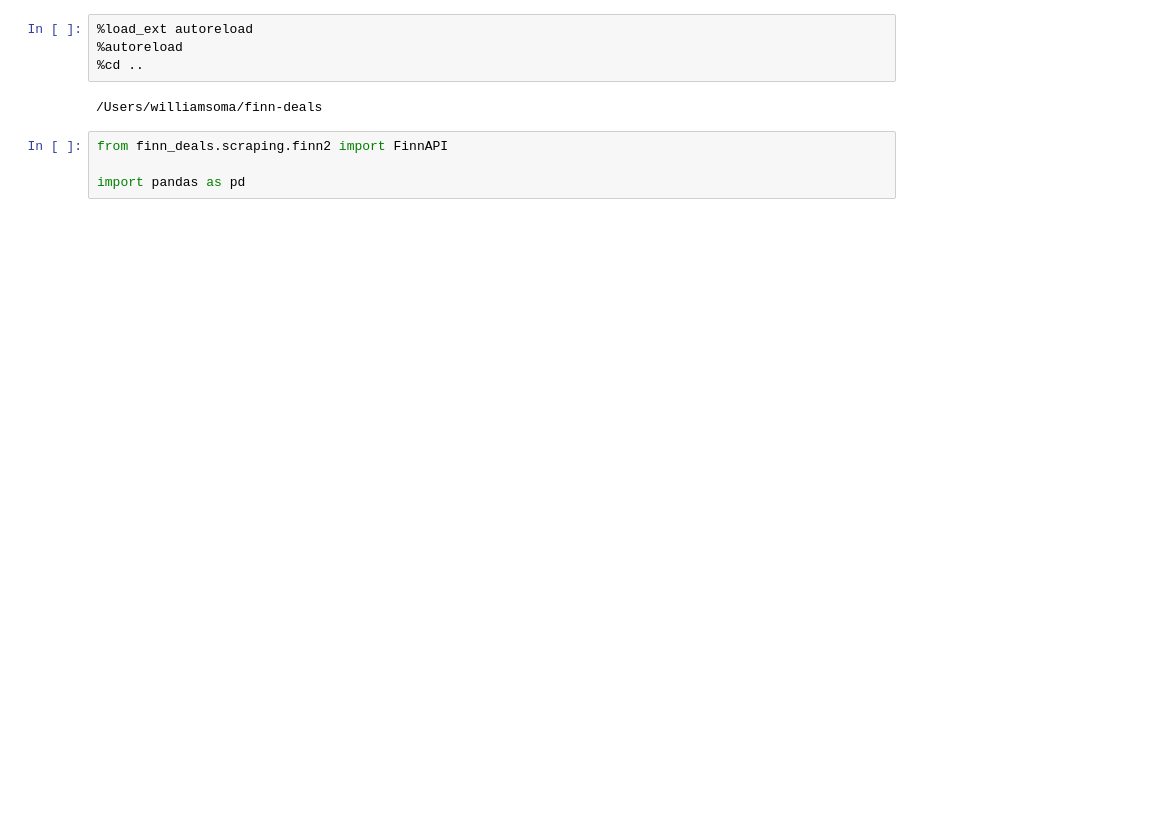
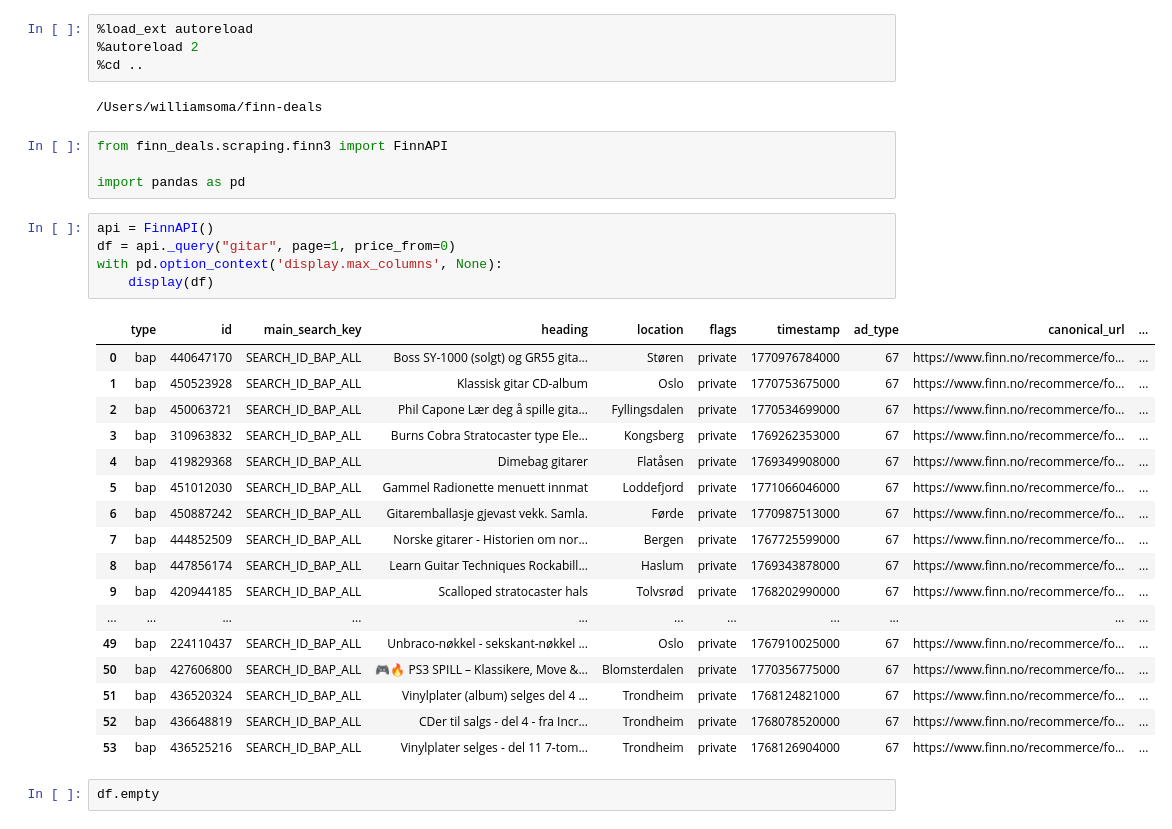
Before and after one commit to williamvsoma/finn-deals, a Jupyter notebook: notebooks/noe.ipynb, the cells around one changed output. Cells and saved outputs as stored; diff of their text form; blank space fills up the shorter version.

```diff
--- a/notebooks/noe.ipynb
+++ b/notebooks/noe.ipynb
@@ -1,12 +1,37 @@
 # %%
 %load_ext autoreload
-%autoreload
+%autoreload 2
 %cd ..
 # %% [output]
 /Users/williamsoma/finn-deals
 # %%
-from finn_deals.scraping.finn2 import FinnAPI
+from finn_deals.scraping.finn3 import FinnAPI
 
 import pandas as pd
+# %%
+api = FinnAPI()
+df = api._query("gitar", page=1, price_from=0)
+with pd.option_context('display.max_columns', None):
+    display(df)
+# %% [output]
+|  | type | id | main_search_key | heading | location | flags | timestamp | ad_type | canonical_url | ... |
+| 0 | bap | 440647170 | SEARCH_ID_BAP_ALL | Boss SY-1000 (solgt) og GR55 gita... | Støren | private | 1770976784000 | 67 | https://www.finn.no/recommerce/fo... | ... |
+| 1 | bap | 450523928 | SEARCH_ID_BAP_ALL | Klassisk gitar CD-album | Oslo | private | 1770753675000 | 67 | https://www.finn.no/recommerce/fo... | ... |
+| 2 | bap | 450063721 | SEARCH_ID_BAP_ALL | Phil Capone Lær deg å spille gita... | Fyllingsdalen | private | 1770534699000 | 67 | https://www.finn.no/recommerce/fo... | ... |
+| 3 | bap | 310963832 | SEARCH_ID_BAP_ALL | Burns Cobra Stratocaster type Ele... | Kongsberg | private | 1769262353000 | 67 | https://www.finn.no/recommerce/fo... | ... |
+| 4 | bap | 419829368 | SEARCH_ID_BAP_ALL | Dimebag gitarer | Flatåsen | private | 1769349908000 | 67 | https://www.finn.no/recommerce/fo... | ... |
+| 5 | bap | 451012030 | SEARCH_ID_BAP_ALL | Gammel Radionette menuett innmat | Loddefjord | private | 1771066046000 | 67 | https://www.finn.no/recommerce/fo... | ... |
+| 6 | bap | 450887242 | SEARCH_ID_BAP_ALL | Gitaremballasje gjevast vekk. Samla. | Førde | private | 1770987513000 | 67 | https://www.finn.no/recommerce/fo... | ... |
+| 7 | bap | 444852509 | SEARCH_ID_BAP_ALL | Norske gitarer - Historien om nor... | Bergen | private | 1767725599000 | 67 | https://www.finn.no/recommerce/fo... | ... |
+| 8 | bap | 447856174 | SEARCH_ID_BAP_ALL | Learn Guitar Techniques Rockabill... | Haslum | private | 1769343878000 | 67 | https://www.finn.no/recommerce/fo... | ... |
+| 9 | bap | 420944185 | SEARCH_ID_BAP_ALL | Scalloped stratocaster hals | Tolvsrød | private | 1768202990000 | 67 | https://www.finn.no/recommerce/fo... | ... |
+| ... | ... | ... | ... | ... | ... | ... | ... | ... | ... | ... |
+| 49 | bap | 224110437 | SEARCH_ID_BAP_ALL | Unbraco-nøkkel - sekskant-nøkkel ... | Oslo | private | 1767910025000 | 67 | https://www.finn.no/recommerce/fo... | ... |
+| 50 | bap | 427606800 | SEARCH_ID_BAP_ALL | 🎮🔥 PS3 SPILL – Klassikere, Move &... | Blomsterdalen | private | 1770356775000 | 67 | https://www.finn.no/recommerce/fo... | ... |
+| 51 | bap | 436520324 | SEARCH_ID_BAP_ALL | Vinylplater (album) selges del 4 ... | Trondheim | private | 1768124821000 | 67 | https://www.finn.no/recommerce/fo... | ... |
+| 52 | bap | 436648819 | SEARCH_ID_BAP_ALL | CDer til salgs - del 4 - fra Incr... | Trondheim | private | 1768078520000 | 67 | https://www.finn.no/recommerce/fo... | ... |
+| 53 | bap | 436525216 | SEARCH_ID_BAP_ALL | Vinylplater selges - del 11 7-tom... | Trondheim | private | 1768126904000 | 67 | https://www.finn.no/recommerce/fo... | ... |
+# %%
+df.empty
 # %%
 api = FinnAPI()
```
Also changed, not shown: parts of 8 cells of this notebook, 3 other files.
